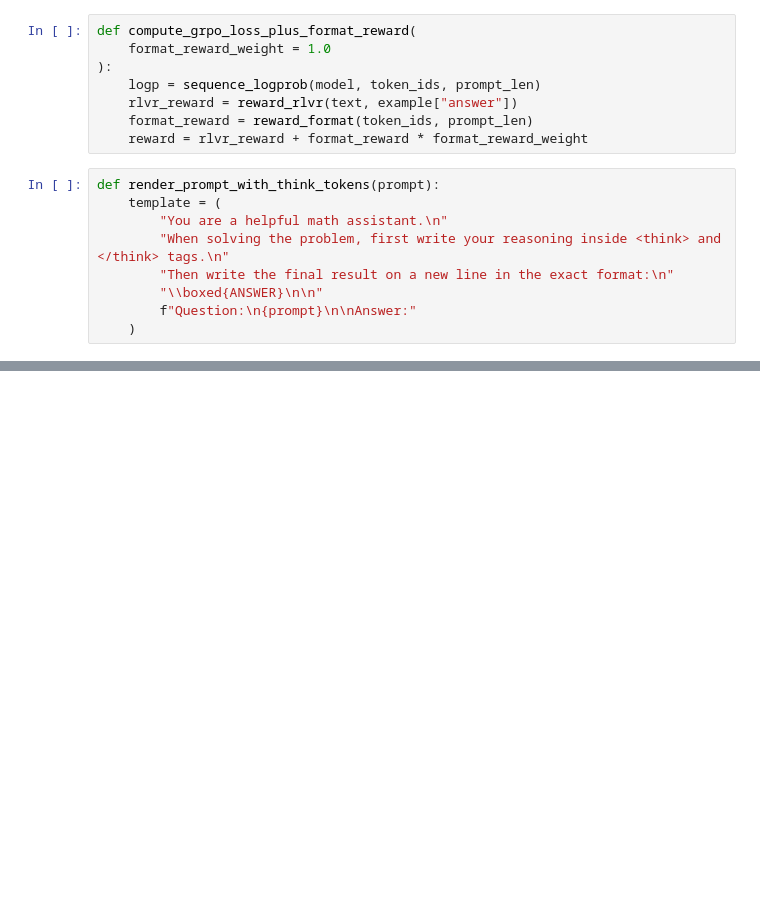
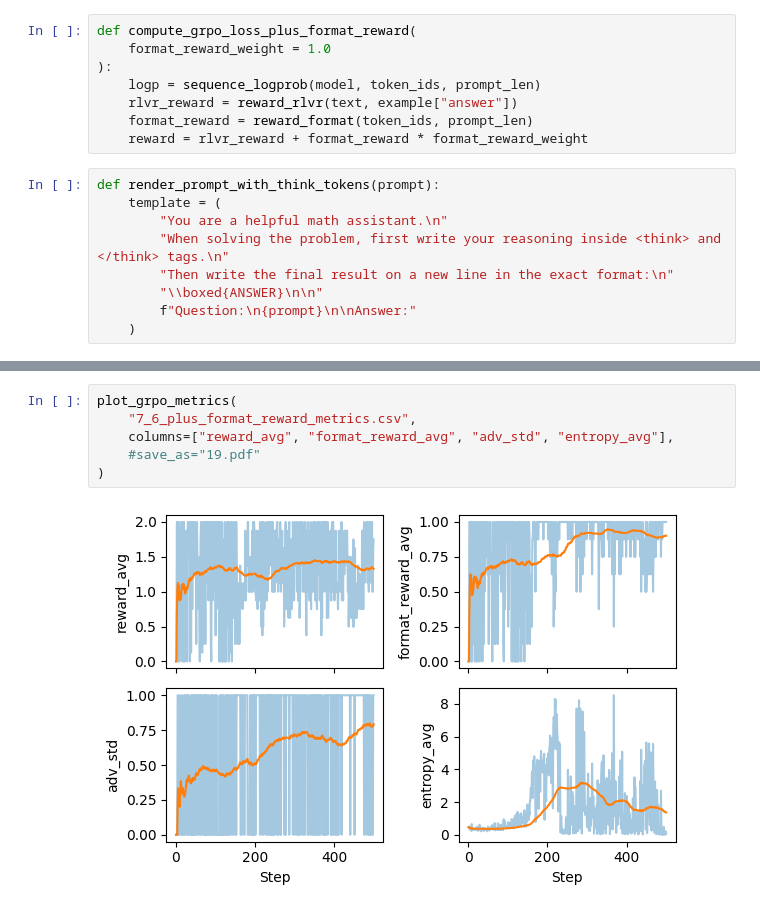
Before and after one commit to Kshqsz/reasoning-from-scratch, a Jupyter notebook: ch07/ch07_main.ipynb, the cells around one changed output, grey strips where cells are left out. Drawn from its saved outputs; the diff is of its cells as text; blank space fills up the shorter version.

```diff
--- a/ch07/ch07_main.ipynb
+++ b/ch07/ch07_main.ipynb
@@ -522,0 +545,8 @@ def render_prompt_with_think_tokens(prompt):
+# %%
+plot_grpo_metrics(
+    "7_6_plus_format_reward_metrics.csv",
+    columns=["reward_avg", "format_reward_avg", "adv_std", "entropy_avg"],
+    #save_as="19.pdf"
+)
+# %% [output]
+[figure, added]
```
Also changed, not shown: parts of 6 cells of this notebook, 3 other files.
